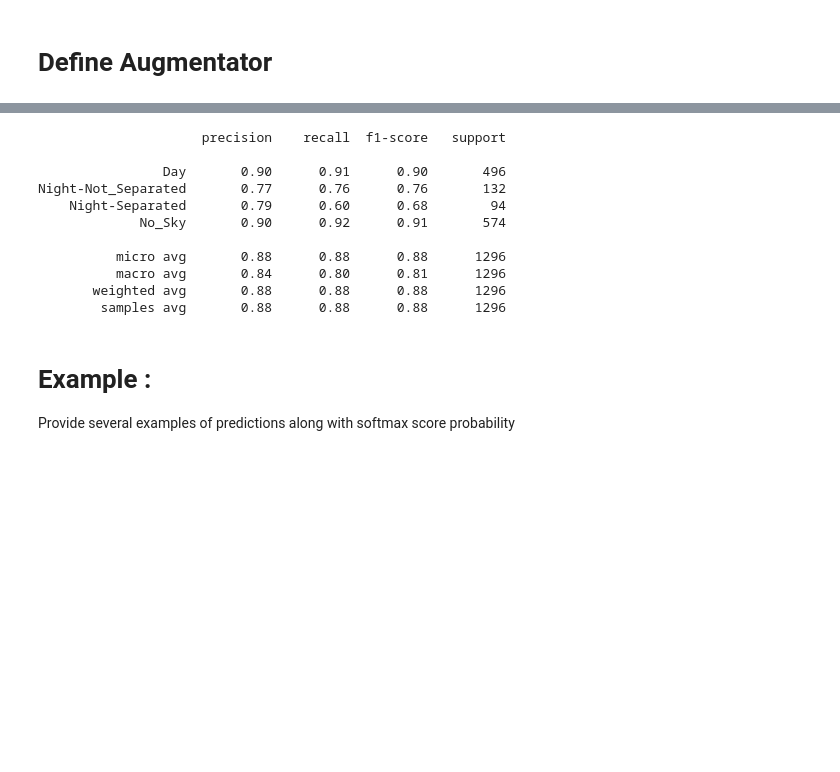
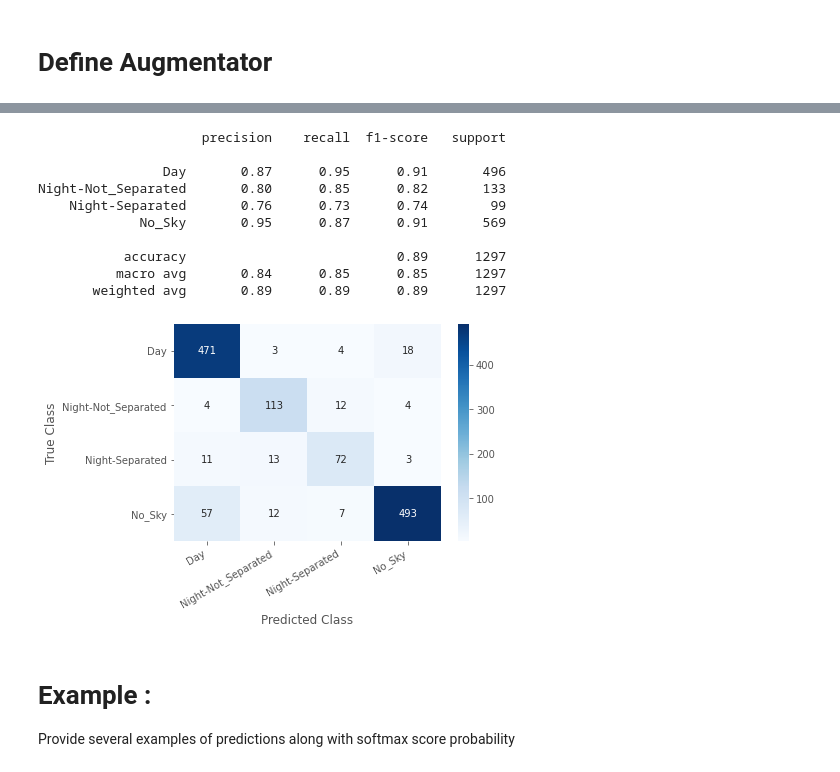
Before and after one commit to sat135/Brainster_G2_T1_Beautifai, a Jupyter notebook: Copy of Beautif_ai_Project_Template1_Dimitri.ipynb, the cells around one changed output, grey strips where cells are left out. Saved outputs shown, nothing was run; the diff lists cells and outputs as text; code cells hidden in the pictures; blank space fills up the shorter version.

```diff
--- a/Copy of Beautif_ai_Project_Template1_Dimitri.ipynb
+++ b/Copy of Beautif_ai_Project_Template1_Dimitri.ipynb
@@ -342,7 +425,7 @@ ________________________________________________________________________________
 # %% [markdown]
 # Define Loss Function, Optimizator
 # %%
-optimzer = keras.optimizers.Adam( lr = 0.00001 )
+optimzer = keras.optimizers.Adam( lr = 0.0001 )
 model.compile( loss = 'categorical_crossentropy', optimizer = optimzer, metrics = [ 'accuracy' ] )
 # %% [markdown]
 # Define Augmentator
@@ -381,23 +491,44 @@ Epoch 00100: val_accuracy did not improve from 0.88503
 # %%
+from sklearn.metrics import classification_report
 
+Y_pred = model.predict(X_val)
 
-Y_pred = model.predict( X_val )
+real_prediction = np.argmax(Y_pred, axis=1)
+real_targets = np.argmax(val_targets, axis=1)
 
-target_names = [ 'Day', 'Night-Not_Separated', 'Night-Separated', 'No_Sky' ]
-
-print( classification_report( val_targets, Y_pred.round(), target_names = target_names ) )
+target_names = ['Day', 'Night-Not_Separated', 'Night-Separated', 'No_Sky']
+# print(classification_report(Y_test, Y_pred, target_names=target_names))
+print(classification_report(real_targets, real_prediction, target_names=target_names))
 # %% [output]
                      precision    recall  f1-score   support
 
-                Day       0.90      0.91      0.90       496
-Night-Not_Separated       0.77      0.76      0.76       132
-    Night-Separated       0.79      0.60      0.68        94
-             No_Sky       0.90      0.92      0.91       574
+                Day       0.87      0.95      0.91       496
+Night-Not_Separated       0.80      0.85      0.82       133
+    Night-Separated       0.76      0.73      0.74        99
+             No_Sky       0.95      0.87      0.91       569
 
-          micro avg       0.88      0.88      0.88      1296
-          macro avg       0.84      0.80      0.81      1296
-       weighted avg       0.88      0.88      0.88      1296
-        samples avg       0.88      0.88      0.88      1296
+           accuracy                           0.89      1297
+          macro avg       0.84      0.85      0.85      1297
+       weighted avg       0.89      0.89      0.89      1297
+# %%
+from sklearn.metrics import confusion_matrix
+import pandas as pd
+import seaborn as sns
+import matplotlib.pyplot as plt
+
+class_names=['Day', 'Night-Not_Separated', 'Night-Separated', 'No_Sky']
+def show_confusion_matrix(confusion_matrix):
+  hmap = sns.heatmap(confusion_matrix, annot=True, fmt="d", cmap="Blues")
+  hmap.yaxis.set_ticklabels(hmap.yaxis.get_ticklabels(), rotation=0, ha='right')
+  hmap.xaxis.set_ticklabels(hmap.xaxis.get_ticklabels(), rotation=30, ha='right')
+  plt.ylabel('True Class')
+  plt.xlabel('Predicted Class');
+
+cm = confusion_matrix(real_targets, real_prediction)
+df_cm = pd.DataFrame(cm, index=class_names, columns=class_names)
+show_confusion_matrix(df_cm)
+# %% [output]
+[figure, added]
 # %% [markdown]
 # Example :
    Provide several examples of predictions along with softmax score probability
```
Also changed, not shown: parts of 37 cells of this notebook.
